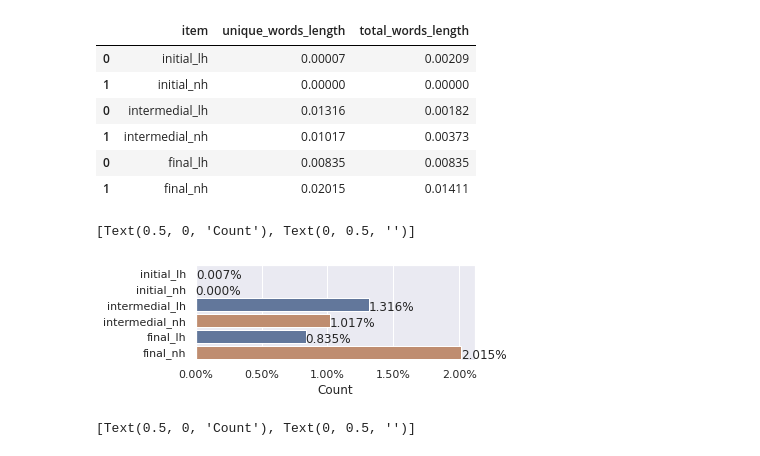
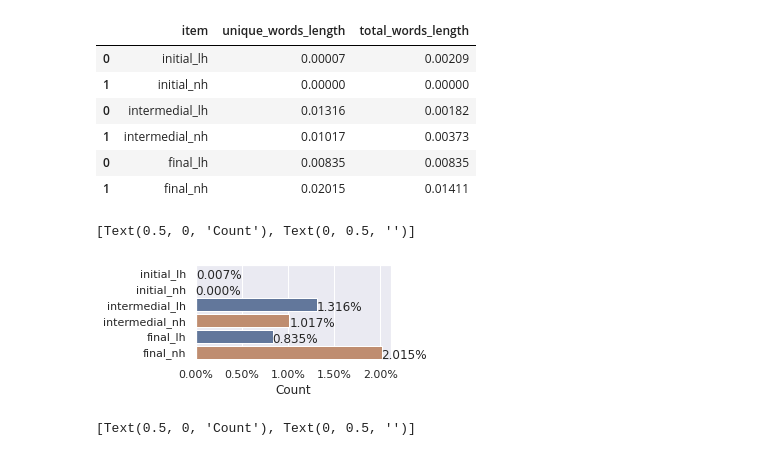
Before and after one commit to Portophon/palatal-sonorants-pt, a Jupyter notebook: NH_&_LH_Subtlex_pt_stats.ipynb, the cells around one changed output. Saved outputs shown, nothing was run; the diff lists cells and outputs as text; code cells hidden in the pictures.

```diff
--- a/NH_&_LH_Subtlex_pt_stats.ipynb
+++ b/NH_&_LH_Subtlex_pt_stats.ipynb
@@ -870,26 +870,26 @@ df
 # %%
 all_colors = {
     'word_lh': '#5975a4',
     'word_nh': '#cc8963'
 }
 
 all_colors = list(all_colors.values())
 all_colors = all_colors*3
 sns.set_palette(sns.color_palette(all_colors))
 
 
 fig, ax = plt.subplots()
 ax = sns.barplot(x="unique_words_length", y="item" , data=df)
 
 ax.xaxis.set_major_formatter(ticker.PercentFormatter(1))
 show_values_on_bars_h(ax)
 
-fig.set_size_inches(5,1.75)
+fig.set_size_inches(3.5,1.75)
 
 ax.set(xlabel="Count", ylabel="")
 # %% [output]
 [Text(0.5, 0, 'Count'), Text(0, 0.5, '')]
-[figure, old version]
+[figure, new version]
 # %%
 all_colors = {
     'word_lh': '#5975a4',
```
